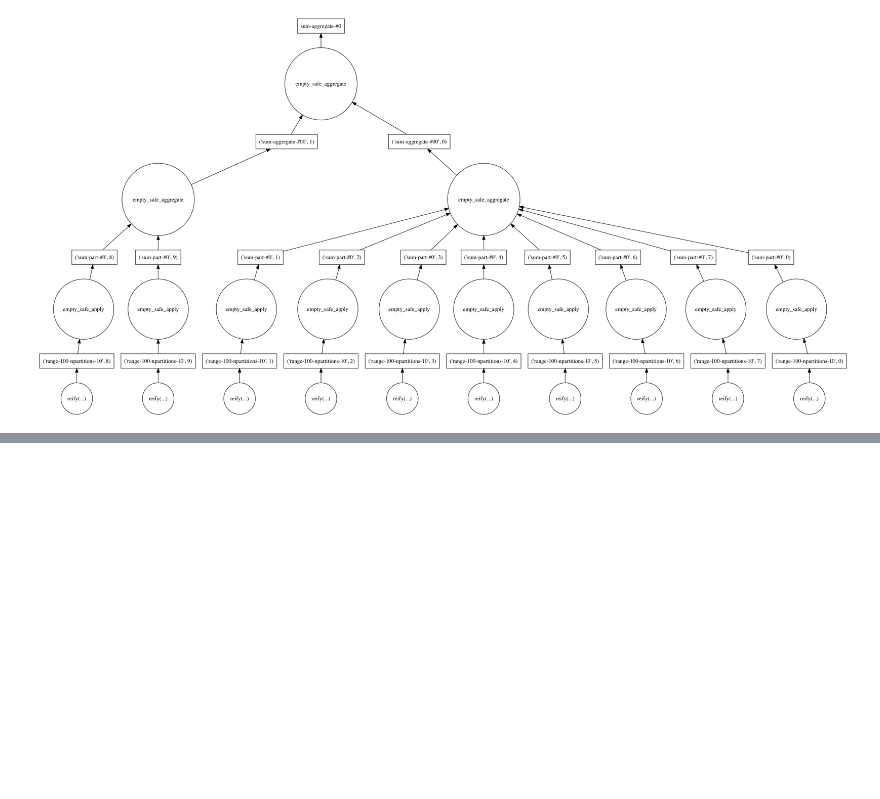
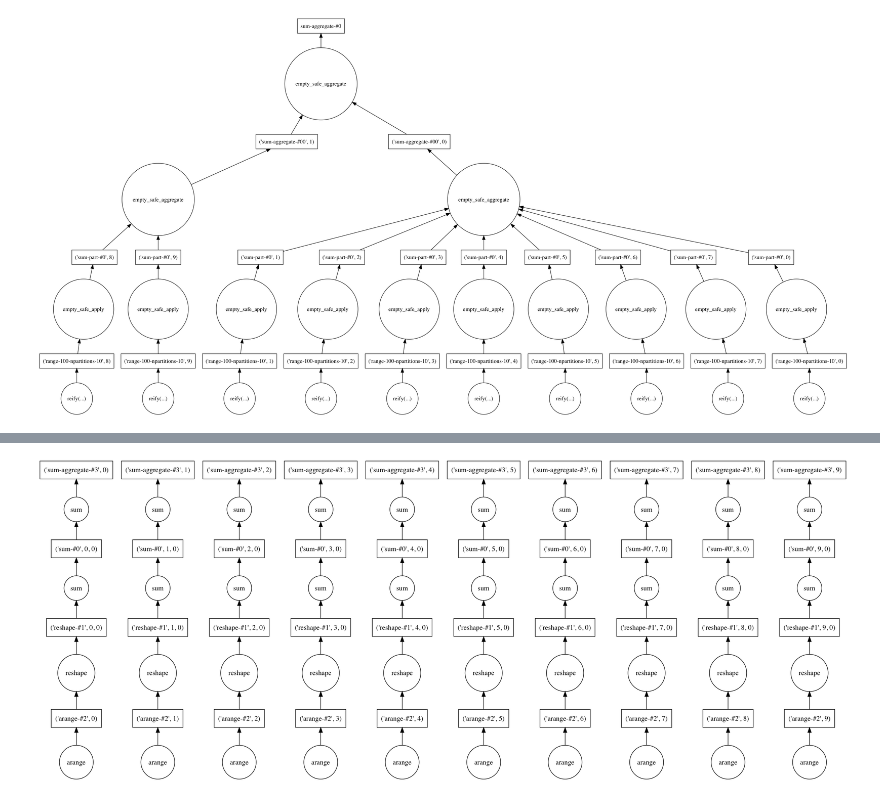
Before and after one commit to SayreBlades/sprite2, a Jupyter notebook: example.ipynb, the cells around one changed output, grey strips where cells are left out. Saved outputs shown, nothing was run; the diff lists cells and outputs as text; code cells hidden in the pictures; blank space fills up the shorter version.

```diff
--- a/example.ipynb
+++ b/example.ipynb
@@ -132,0 +60,6 @@ Wall time: 344 ms
+# %%
+arrsum = da.arange(100, chunks=10).reshape((10,10)).sum(axis=1)
+# %%
+arrsum.visualize()
+# %% [output]
+[figure, added]
```
Also changed, not shown: parts of 12 cells of this notebook, 1 other file.
